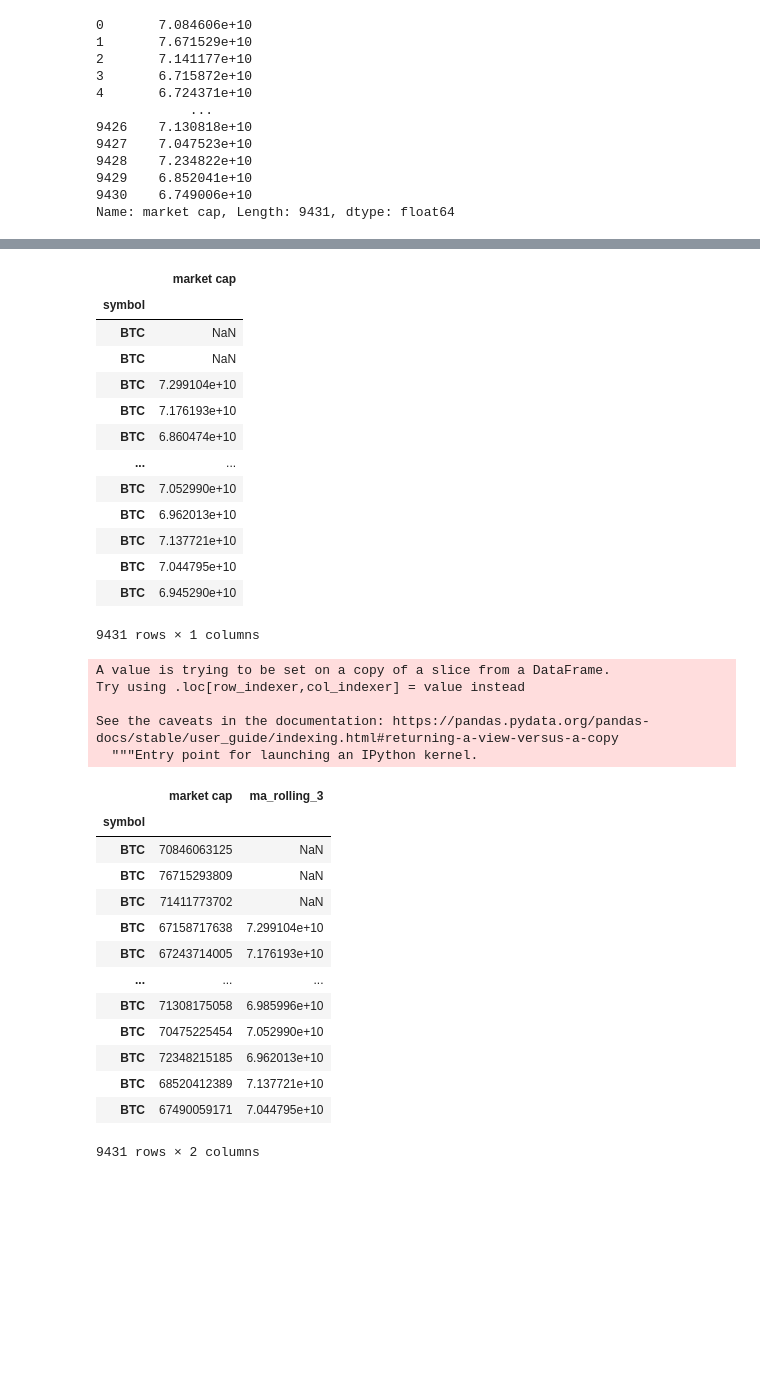
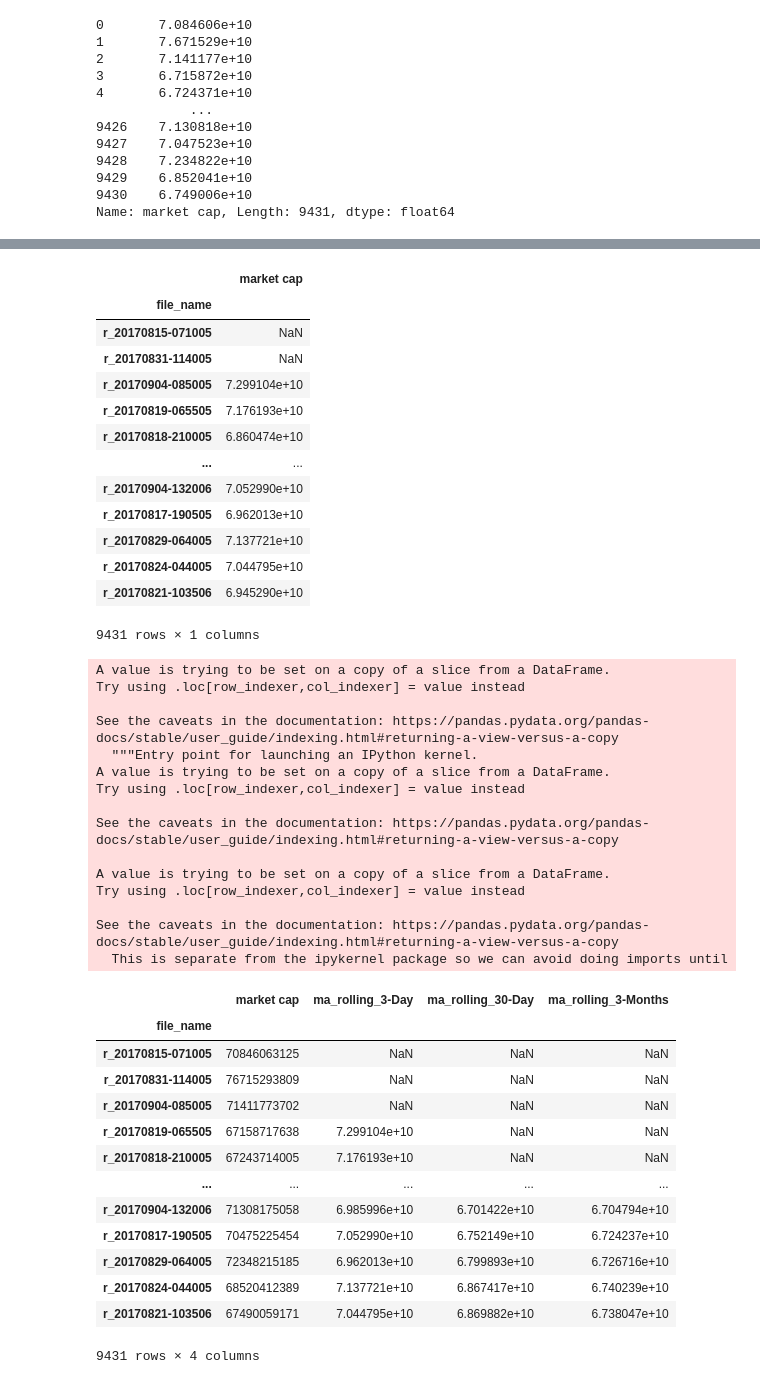
Before and after one commit to rohan-paul/Cryptocurrency-Kaggle, a Jupyter notebook: Notebooks/BTC_EDA-TimeSeries-_Kaggle_NB.ipynb, the cells around one changed output, grey strips where cells are left out. Drawn from its saved outputs; the diff is of its cells as text; code cells hidden in the pictures; blank space fills up the shorter version.

```diff
--- a/Notebooks/BTC_EDA-TimeSeries-_Kaggle_NB.ipynb
+++ b/Notebooks/BTC_EDA-TimeSeries-_Kaggle_NB.ipynb
@@ -366,6 +366,6 @@ original_btc_train['market cap'].astype('float')
 9430    6.749006e+10
 Name: market cap, Length: 9431, dtype: float64
 # %%
-btc_train = original_btc_train.set_index('symbol')
+btc_train = original_btc_train.set_index('file_name')
 btc_train.head()
 # %% [output]
@@ -411,39 +418,51 @@ Rolling mean/Moving Average (MA) smooths out price data by creating a constantly
 market_cap.rolling(window=3).mean()
 # %% [output]
 |  | market cap |
-| symbol |  |
-| BTC | NaN |
-| BTC | NaN |
-| BTC | 7.299104e+10 |
-| BTC | 7.176193e+10 |
-| BTC | 6.860474e+10 |
+| file_name |  |
+| r_20170815-071005 | NaN |
+| r_20170831-114005 | NaN |
+| r_20170904-085005 | 7.299104e+10 |
+| r_20170819-065505 | 7.176193e+10 |
+| r_20170818-210005 | 6.860474e+10 |
 | ... | ... |
-| BTC | 7.052990e+10 |
-| BTC | 6.962013e+10 |
-| BTC | 7.137721e+10 |
-| BTC | 7.044795e+10 |
-| BTC | 6.945290e+10 |
+| r_20170904-132006 | 7.052990e+10 |
+| r_20170817-190505 | 6.962013e+10 |
+| r_20170829-064005 | 7.137721e+10 |
+| r_20170824-044005 | 7.044795e+10 |
+| r_20170821-103506 | 6.945290e+10 |
 9431 rows × 1 columns
 # %%
-market_cap['ma_rolling_3'] = market_cap['market cap'].rolling(window=3).mean().shift(1)
+market_cap['ma_rolling_3-Day'] = market_cap['market cap'].rolling(window=3).mean().shift(1)
+market_cap['ma_rolling_30-Day'] = market_cap['market cap'].rolling(window=30).mean().shift(1)
+market_cap['ma_rolling_3-Months'] = market_cap['market cap'].rolling(window=90).mean().shift(1)
 market_cap
 # %% [output]
 A value is trying to be set on a copy of a slice from a DataFrame.
 Try using .loc[row_indexer,col_indexer] = value instead
 
 See the caveats in the documentation: https://pandas.pydata.org/pandas-docs/stable/user_guide/indexing.html#returning-a-view-versus-a-copy
   """Entry point for launching an IPython kernel.
+A value is trying to be set on a copy of a slice from a DataFrame.
+Try using .loc[row_indexer,col_indexer] = value instead
+
+See the caveats in the documentation: https://pandas.pydata.org/pandas-docs/stable/user_guide/indexing.html#returning-a-view-versus-a-copy
+
+A value is trying to be set on a copy of a slice from a DataFrame.
+Try using .loc[row_indexer,col_indexer] = value instead
+
+See the caveats in the documentation: https://pandas.pydata.org/pandas-docs/stable/user_guide/indexing.html#returning-a-view-versus-a-copy
+  This is separate from the ipykernel package so we can avoid doing imports until
-|  | market cap | ma_rolling_3 |
-| symbol |  |  |
-| BTC | 70846063125 | NaN |
-| BTC | 76715293809 | NaN |
-| BTC | 71411773702 | NaN |
-| BTC | 67158717638 | 7.299104e+10 |
-| BTC | 67243714005 | 7.176193e+10 |
-| ... | ... | ... |
-| BTC | 71308175058 | 6.985996e+10 |
-| BTC | 70475225454 | 7.052990e+10 |
-| BTC | 72348215185 | 6.962013e+10 |
-| BTC | 68520412389 | 7.137721e+10 |
-| BTC | 67490059171 | 7.044795e+10 |
+|  | market cap | ma_rolling_3-Day | ma_rolling_30-Day | ma_rolling_3-Months |
+| file_name |  |  |  |  |
+| r_20170815-071005 | 70846063125 | NaN | NaN | NaN |
+| r_20170831-114005 | 76715293809 | NaN | NaN | NaN |
+| r_20170904-085005 | 71411773702 | NaN | NaN | NaN |
+| r_20170819-065505 | 67158717638 | 7.299104e+10 | NaN | NaN |
+| r_20170818-210005 | 67243714005 | 7.176193e+10 | NaN | NaN |
+| ... | ... | ... | ... | ... |
+| r_20170904-132006 | 71308175058 | 6.985996e+10 | 6.701422e+10 | 6.704794e+10 |
+| r_20170817-190505 | 70475225454 | 7.052990e+10 | 6.752149e+10 | 6.724237e+10 |
+| r_20170829-064005 | 72348215185 | 6.962013e+10 | 6.799893e+10 | 6.726716e+10 |
+| r_20170824-044005 | 68520412389 | 7.137721e+10 | 6.867417e+10 | 6.740239e+10 |
+| r_20170821-103506 | 67490059171 | 7.044795e+10 | 6.869882e+10 | 6.738047e+10 |
-9431 rows × 2 columns
+9431 rows × 4 columns
```
Also changed, not shown: parts of 7 cells of this notebook, 2 other files.
